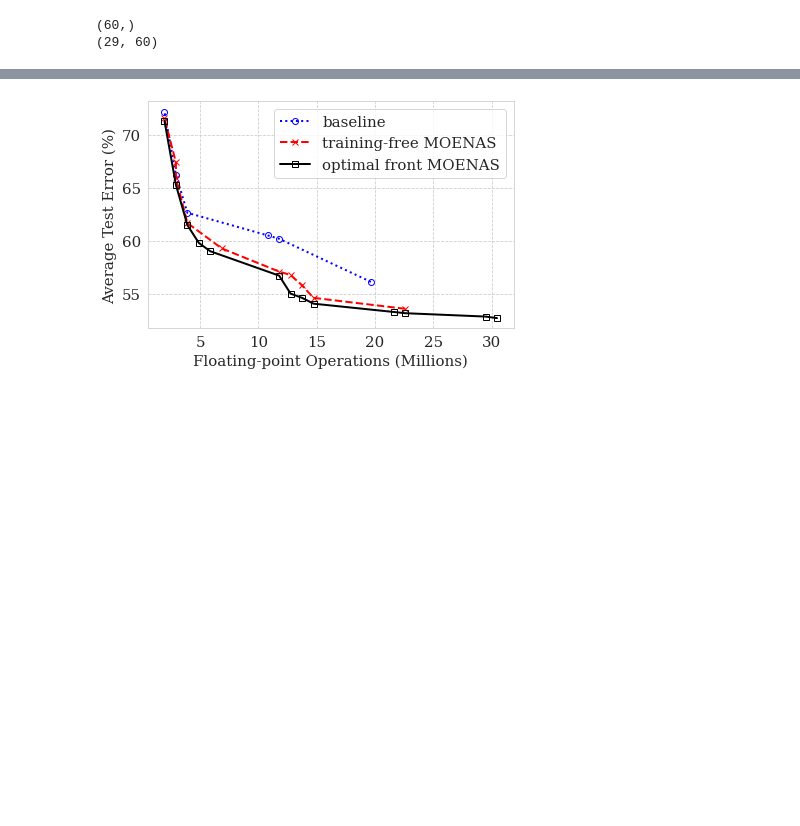
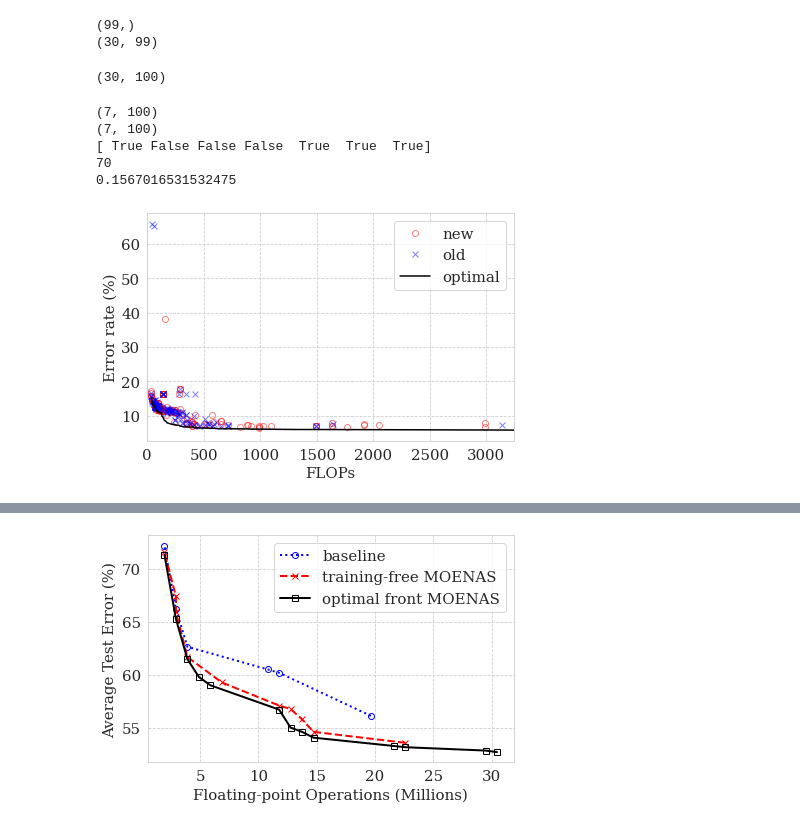
Before and after one commit to 2Dooh/Pytorch-NAS, a Jupyter notebook: igd.ipynb, the cells around one changed output, grey strips where cells are left out. Cells and saved outputs as stored; diff of their text form; code cells hidden in the pictures; blank space fills up the shorter version.

```diff
--- a/igd.ipynb
+++ b/igd.ipynb
@@ -228,18 +228,18 @@ def get_log_runtimes_from_runs(path):
 # %%
 # baseline = load_runs(
 #     f_dir='experiments/101-FLOPS-NTK-LR-100-6',
-#     name='baseline101',
-#     save=False,
+#     name='101-new-temp',
+#     save=True,
 #     decoder=bench101_decoder,
 #     func=bench101_query,
 #     metric=metric,
 #     return_non_dominated=False,
 #     convert_obj=True,
 # )
-baseline = torch.load('data/baseline201.pth.tar')
+baseline = torch.load('data/baseline101.pth.tar')
 igd_baseline = np.array([run[1] for run in baseline])
 
-runtimes = get_runtime('experiments/tss-flops-valid').mean(axis=0)
+runtimes = get_runtime('experiments/101-flops-valid').mean(axis=0)
 T = runtimes.copy()
 for i, time in enumerate(runtimes):
     if i == 0:
@@ -247,13 +247,17 @@ for i, time in enumerate(runtimes):
     runtimes[i] += T[:i].sum()
 runtimes /= 3600
 
-# print(runtimes.shape)
-# print(igd_baseline[:, :len(runtimes)].shape)
+print(runtimes.shape)
+print(igd_baseline[:, :len(runtimes)].shape)
 
 n_evals = baseline[0][0]
-# data = [(n_evals, igd_baseline[:, :len(runtimes)], runtimes, 'FLOPs - error rate')]
-data = [(n_evals, igd_baseline, None, 'FLOPs - error rate')]
+data = [(n_evals, igd_baseline[:, :len(runtimes)], runtimes, 'FLOPs - error rate')]
+#data = [(n_evals, igd_baseline, None, 'FLOPs - error rate')]
+# data = [(n_evals, igd_baseline, None, 'FLOPs - NTK - LR new')]
 # data = [(n_evals, igd_baseline, None, 'flops ori model')]
+# %% [output]
+(99,)
+(30, 99)
 # %%
 # gf = load_runs(
 #     f_dir='experiments/101-FLOPS-NTK-LR',
@@ -265,9 +269,9 @@ data = [(n_evals, igd_baseline, None, 'FLOPs - error rate')]
 #     return_non_dominated=False,
 #     convert_obj=True,
 # )
-gf = torch.load('data/gf201.pth.tar')
+gf = torch.load('data/101-new-temp.pth.tar')
 igd_gf = np.array([run[1] for run in gf])
-runtimes = get_log_runtimes_from_runs('experiments/TSS-FLOPS-NTK-LR').mean(axis=0)
+runtimes = get_log_runtimes_from_runs('experiments/101-FLOPS-NTK-LR').mean(axis=0)
 # # print(runtimes.shape)
 T = runtimes.copy()
 for i, time in enumerate(runtimes):
@@ -277,14 +281,44 @@ for i, time in enumerate(runtimes):
 runtimes /= 3600
 n_evals = gf[0][0]
 # # assert(len(igd_gf201) == len(runtimes))
-print(runtimes.shape)
+# print(runtimes.shape)
 print(igd_gf.shape)
-# data += [(n_evals, igd_gf[:, :len(runtimes)], runtimes, r'FLOPs - $\kappa_{\mathcal{N}}$ - $R_\mathcal{N}$')]
-data += [(n_evals, igd_gf, runtimes, r'FLOPs - $\kappa_{\mathcal{N}}$ - $R_\mathcal{N}$')]
+data += [(n_evals, igd_gf[:, :len(runtimes)], runtimes, r'FLOPs - $\kappa_{\mathcal{N}}$ - $R_\mathcal{N}$')]
+#data += [(n_evals, igd_gf, None, r'FLOPs - $\kappa_{\mathcal{N}}$ - $R_\mathcal{N}$')]
 # data += [(n_evals, igd_gf[:, :len(runtimes)], runtimes, r'flops 16 init channels')]
 # %% [output]
-(60,)
-(29, 60)
+(30, 100)
+# %%
+print(igd_baseline.shape)
+print(igd_gf[:7].shape)
+print(igd_baseline[:, -1] < igd_gf[:7, -1])
+from scipy import stats
+print(sum(igd_baseline.mean(axis=0) < igd_gf[:7].mean(axis=0)))
+res = stats.ttest_ind(igd_baseline.mean(axis=0), igd_gf[:7].mean(axis=0))
+print(res.pvalue)
+# %% [output]
+(7, 100)
+(7, 100)
+[ True False False False  True  True  True]
+70
+0.1567016531532475
+# %%
+r = 6
+run1 = baseline[r][2][-1]
+run2 = gf[r][2][-1]
+
+plt.plot(run1[:, 0], run1[:, 1], 'ro',  label='new', mfc='none', alpha=.5)
+plt.plot(run2[:, 0], run2[:, 1], 'bx', label='old', mfc='none', alpha=.5)
+plt.plot(pf[:, 0], pf[:, 1], color='black', label='optimal')
+plt.xlim([0, max(run1[:, 0].max(), run2[:, 0].max()) + 100])
+plt.xlabel('FLOPs')
+plt.ylabel('Error rate (%)')
+plt.legend(loc='best')
+plt.grid(True, linestyle='--')
+plt.savefig('assets/old-vs-new-{}.pdf'.format(r))
+plt.show()
+# %% [output]
+[figure, added]
 # %%
 def performance_indicator_show(x,
                                metric,
```
Also changed, not shown: parts of 5 cells of this notebook, 11 other files.
